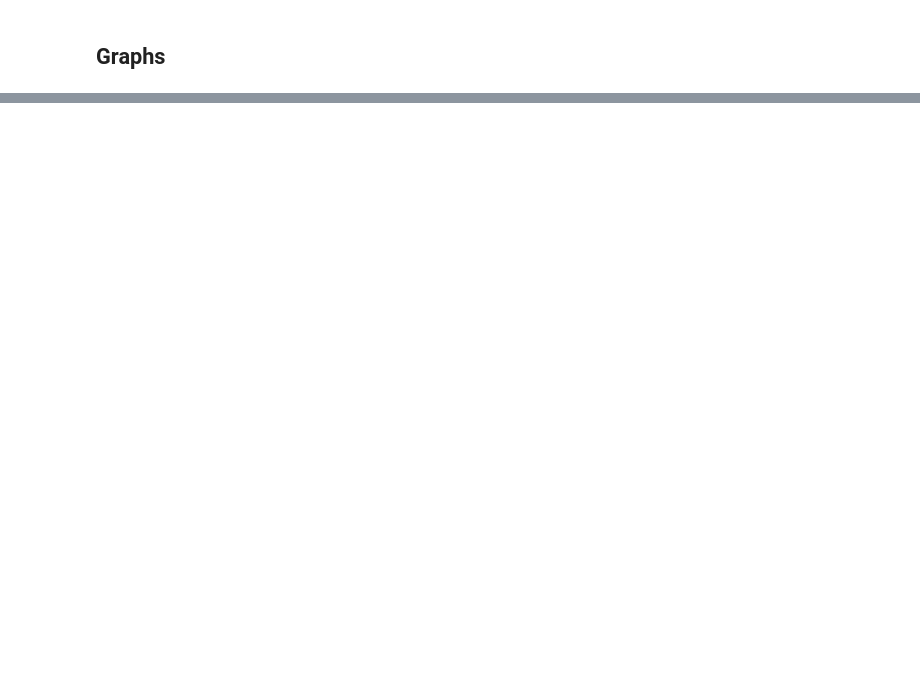
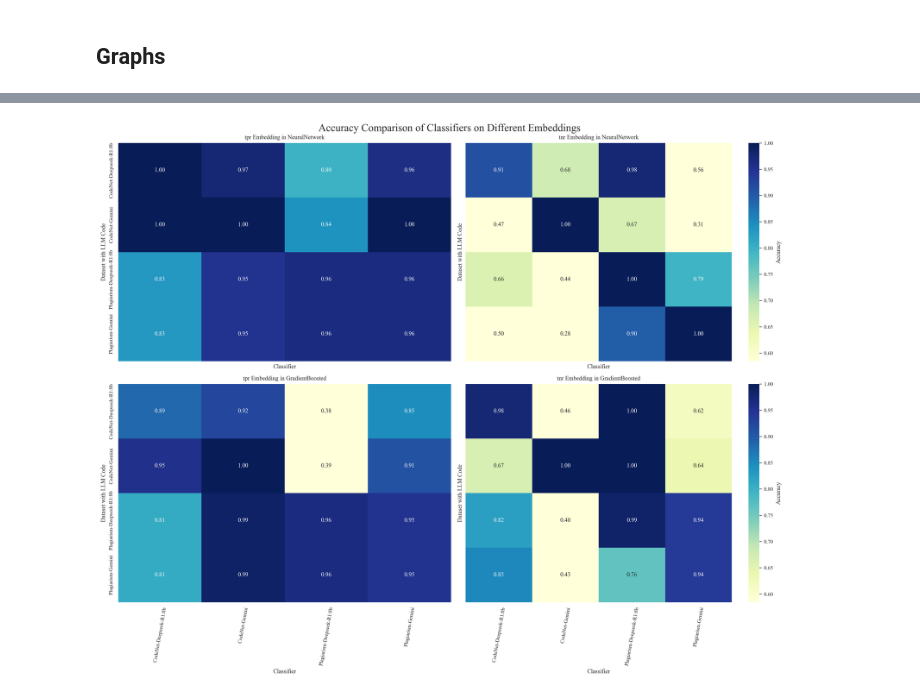
Before and after one commit to DanWang725/Code-Classifier, a Jupyter notebook: notebooks/Analysis.ipynb, the cells around one changed output, grey strips where cells are left out. Cells and saved outputs as stored; diff of their text form; code cells hidden in the pictures; blank space fills up the shorter version.

Commit message:
add new code dedicated to analysis and graphics generation

```diff
--- a/notebooks/Analysis.ipynb
+++ b/notebooks/Analysis.ipynb
@@ -37,6 +37,7 @@ classifiers_map = {
 }
 # %%
 data = pd.read_csv('../data/stats/final-scores.csv', index_col=0)
+data['setting'] = data.apply(lambda row: "within" if f"{row['dataset']}-{row['llm']}" == row['classifier'] else "across", axis=1)
 data_prev = pd.read_csv('../data/stats/score-apr-6.csv', index_col=0)
 data_chunked = pd.read_csv('../data/stats/apr-6-chunked.csv', index_col=0)
 data_embedding_size = pd.read_csv('../data/stats/embedding-length-result-on-fixed.csv', index_col=0)
@@ -185,8 +223,25 @@ print(combined)
 # %% [markdown]
 ## Graphs
+# %%
+import matplotlib.pyplot as plt
+import matplotlib as mpl
+
+
+# Set IEEE-style font and figure params
+mpl.rcParams.update({
+    'font.family': 'Times New Roman',
+    'font.size': 8,
+    'axes.titlesize': 9,
+    'axes.labelsize': 8,
+    'xtick.labelsize': 7,
+    'ytick.labelsize': 7,
+    'legend.fontsize': 7,
+    'lines.linewidth': 1.2,
+    'lines.markersize': 4,
+})
 # %%
 # plot acc
-val_col = 'acc'
+val_col = 'f1'
 
 data_cpy = transformVals(data.copy(deep=True))
 data_cpy['row'] = data_cpy['dataset'] + '-' + data_cpy['llm']
@@ -220,3 +277,37 @@ plt.show()
+# %%
+# plot acc
+
+data_cpy = transformVals(data.copy(deep=True)).query('embedding == "CodeT5+"')
+data_cpy['row'] = data_cpy['dataset'] + '-' + data_cpy['llm']
+data_cpy['col'] = data_cpy['classifier']
+
+
+metric_2 = ["tpr", "tnr"]
+metric_1 = ["NeuralNetwork", "GradientBoosted"]
+
+fig, axs = plt.subplots(2, 2, figsize=(15, 12), sharex=True, sharey=True)
+
+# Determine the global min and max for the color scale
+vmin = data_cpy[val_col].min()
+vmax = data_cpy[val_col].max()
+
+for i, metric1 in enumerate(metric_1):
+    for j, metric2 in enumerate(metric_2):
+
+        pivot = data_cpy.query(f'model == "{metric1}"').pivot(index='row', columns='col', values=metric2)
+        sns.heatmap(pivot, annot=True, fmt=".2f", cmap="YlGnBu", cbar_kws={'label': 'Accuracy'}, ax=axs[i][j], vmin=vmin, vmax=vmax, cbar=j==1)
+
+        axs[i][j].set_title(f"{metric2} Embedding in {metric1}")
+        axs[i][j].set_xlabel('Classifier')
+        axs[i][j].set_ylabel('Dataset with LLM Code')
+        axs[i][j].set_xticklabels(pivot.index, rotation=80)
+
+
+plt.suptitle(f"Accuracy Comparison of Classifiers on Different Embeddings", fontsize=16)
+plt.tight_layout()
+plt.show()
+# %% [output]
+[figure, added]
 # %%
 val_col = 'tnr'
 val_2_col = 'tpr'
```
Also changed, not shown: parts of 11 cells of this notebook.
